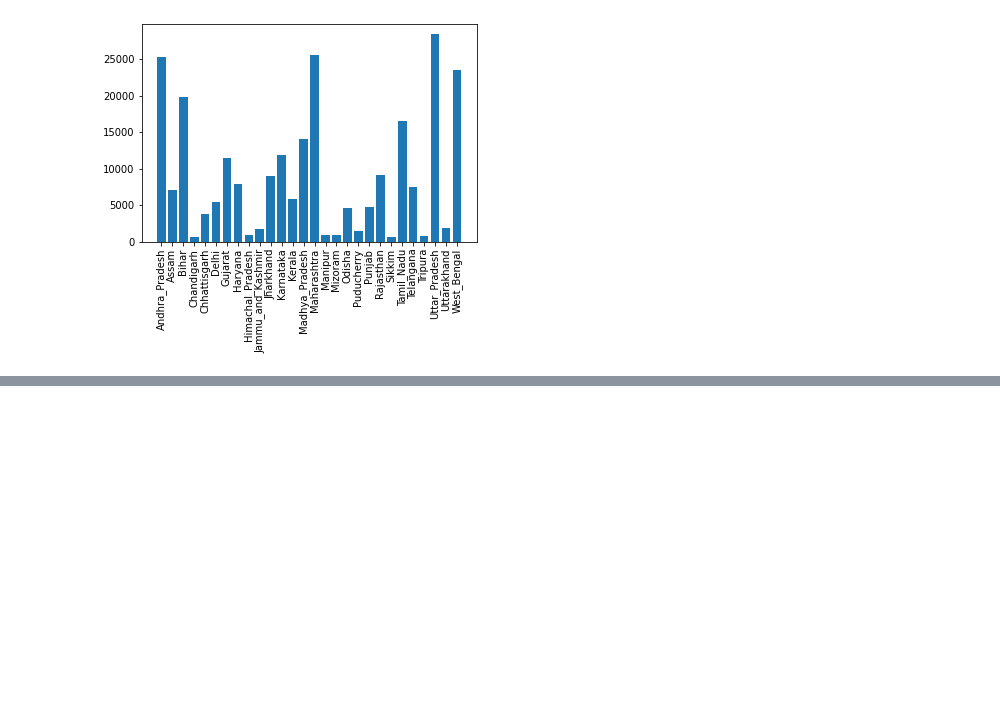
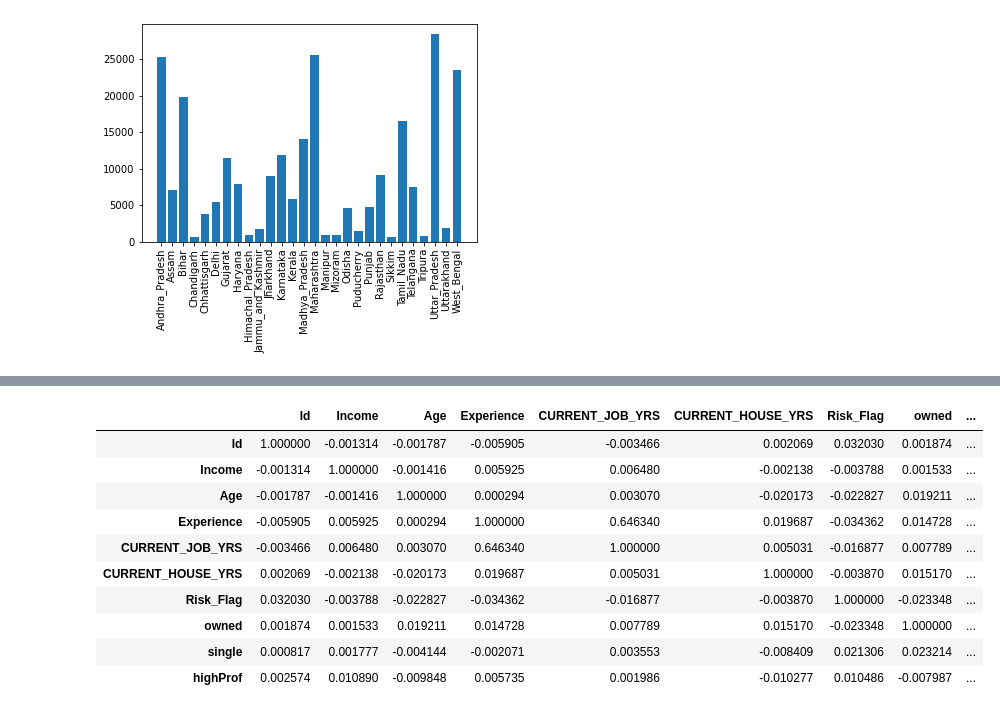
Before and after one commit to issamoxix/Loan-Prediction-Analysis, a Jupyter notebook: main.ipynb, the cells around one changed output, grey strips where cells are left out. Cells and saved outputs as stored; diff of their text form; code cells hidden in the pictures; blank space fills up the shorter version.

```diff
--- a/main.ipynb
+++ b/main.ipynb
@@ -40,0 +99,37 @@ plt.show()
+# %%
+assGR = assam_df.groupby('Profession')
+def getData(tuple):
+    return tuple[1]
+def ReturnPProf(GR):
+    bag = []
+    for l,i in GR:
+        if i['Risk_Flag'].sum() <= 1:
+            bag.append((l,i['Risk_Flag'].sum()))
+        continue
+    bag.sort(key=getData)
+    return bag[:4]
+# %%
+#ill try to get all the high profile Professions
+#by calculatin the Risk in every Profession for every State
+#looping thru all the states and getting the fist lowest 20 Risk rate in Professions
+#and i will create there own Row
+import numpy as np
+def GetHighProff():
+    high_pprof = []
+    states = df.STATE.unique()
+    for i in states:
+        grouped_data = df[df['STATE'] == i].groupby('Profession')
+        high_pprof.append(ReturnPProf(grouped_data))
+    return high_pprof
+
+def MergeALL(arr):
+    All_profs = []
+    for i in arr:
+        for r in i:
+            if r[0] in All_profs:
+                continue
+            All_profs.append(r[0])
+    return All_profs
+cleaned_arr = MergeALL(GetHighProff())
+# %%
+df['highProf'] = df['Profession'].map(lambda x: 1 if x in cleaned_arr else 0 )
@@ -40,0 +149,14 @@ plt.show()
+# %%
+df.corr()
+# %% [output]
+|  | Id | Income | Age | Experience | CURRENT_JOB_YRS | CURRENT_HOUSE_YRS | Risk_Flag | owned | ... |
+| Id | 1.000000 | -0.001314 | -0.001787 | -0.005905 | -0.003466 | 0.002069 | 0.032030 | 0.001874 | ... |
+| Income | -0.001314 | 1.000000 | -0.001416 | 0.005925 | 0.006480 | -0.002138 | -0.003788 | 0.001533 | ... |
+| Age | -0.001787 | -0.001416 | 1.000000 | 0.000294 | 0.003070 | -0.020173 | -0.022827 | 0.019211 | ... |
+| Experience | -0.005905 | 0.005925 | 0.000294 | 1.000000 | 0.646340 | 0.019687 | -0.034362 | 0.014728 | ... |
+| CURRENT_JOB_YRS | -0.003466 | 0.006480 | 0.003070 | 0.646340 | 1.000000 | 0.005031 | -0.016877 | 0.007789 | ... |
+| CURRENT_HOUSE_YRS | 0.002069 | -0.002138 | -0.020173 | 0.019687 | 0.005031 | 1.000000 | -0.003870 | 0.015170 | ... |
+| Risk_Flag | 0.032030 | -0.003788 | -0.022827 | -0.034362 | -0.016877 | -0.003870 | 1.000000 | -0.023348 | ... |
+| owned | 0.001874 | 0.001533 | 0.019211 | 0.014728 | 0.007789 | 0.015170 | -0.023348 | 1.000000 | ... |
+| single | 0.000817 | 0.001777 | -0.004144 | -0.002071 | 0.003553 | -0.008409 | 0.021306 | 0.023214 | ... |
+| highProf | 0.002574 | 0.010890 | -0.009848 | 0.005735 | 0.001986 | -0.010277 | 0.010486 | -0.007987 | ... |
```
Also changed, not shown: parts of 10 cells of this notebook.
